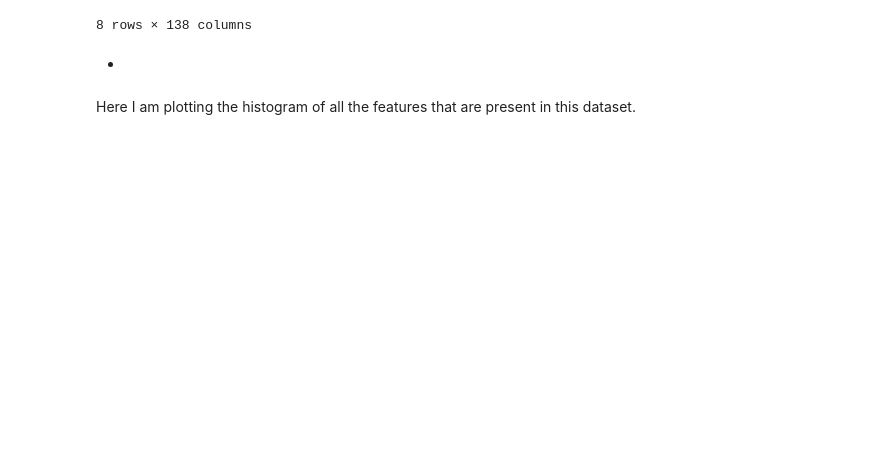
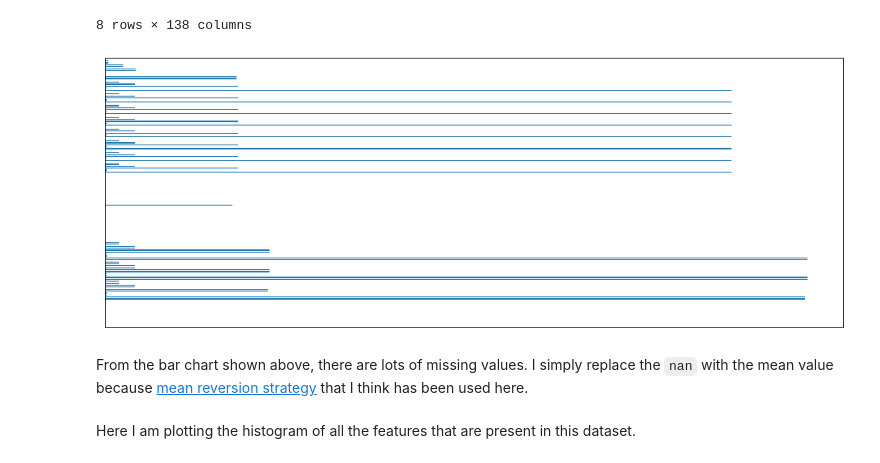
Before and after one commit to austinyhc/blog, a Jupyter notebook: _notebooks/jane-street-market-prediction.ipynb, the cells around one changed output. Cells and saved outputs as stored; diff of their text form; code cells hidden in the pictures; blank space fills up the shorter version.

```diff
--- a/_notebooks/jane-street-market-prediction.ipynb
+++ b/_notebooks/jane-street-market-prediction.ipynb
@@ -257,8 +255,14 @@ sample_df.describe()
 | 75% | 0.0 | 1.738934 | 0.002804 | 0.003975 | 0.007504 | 0.013043 | 0.010518 | 1.000000 | 2.035431 | 0.348254 | ... |
 | max | 0.0 | 119.137190 | 0.126417 | 0.147485 | 0.177192 | 0.194283 | 0.180969 | 1.000000 | 31.945752 | 17.109695 | ... |
 8 rows × 138 columns
-# %% [markdown]
--
+# %%
+ax = sample_df.describe().iloc[0,:].apply(lambda x : len(sample_df)-x).plot.barh(figsize=(16,6))
+ax.get_yaxis().set_visible(False)
+ax.get_xaxis().set_visible(False)
+# %% [output]
+[figure, added]
+# %% [markdown]
+From the bar chart shown above, there are lots of missing values. I simply replace the `nan` with the mean value because [mean reversion strategy](https://en.wikipedia.org/wiki/Mean_reversion_(finance)) that I think has been used here.
 # %%
 sample_df = sample_df.apply(lambda x: x.fillna(x.mean()), axis=0)
 # %% [markdown]
```
Also changed, not shown: parts of 26 cells of this notebook.
